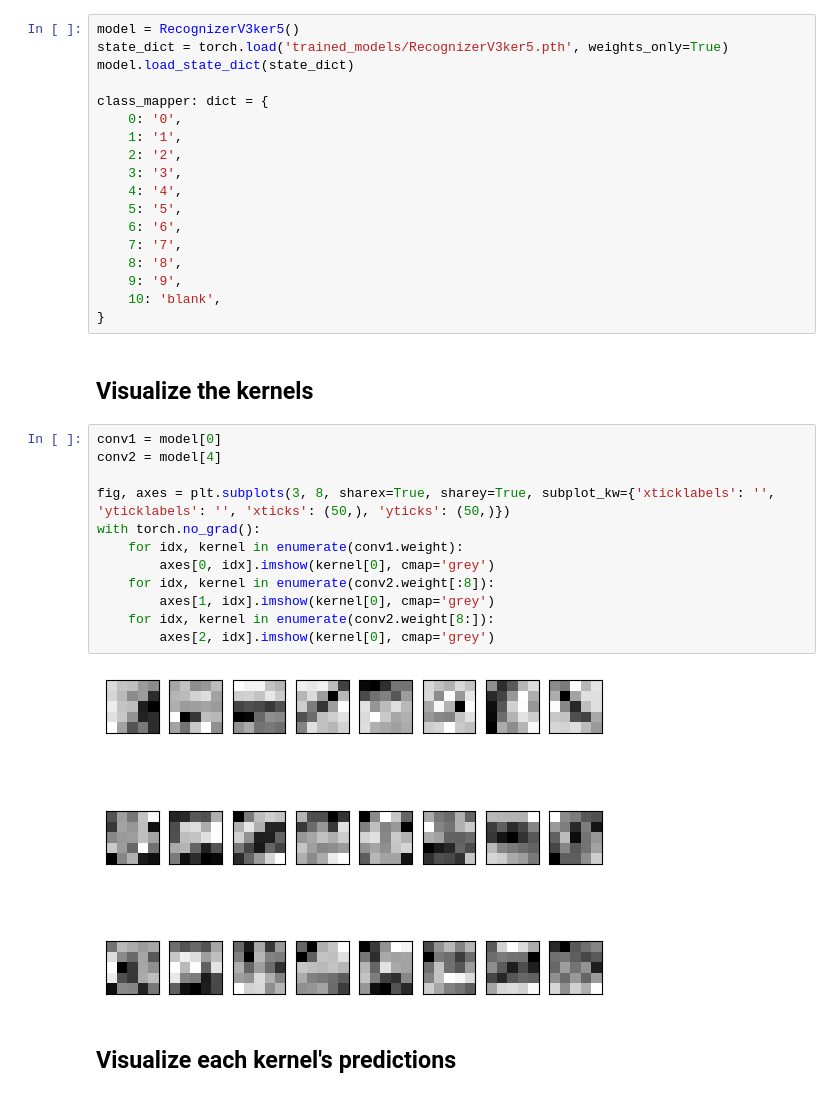
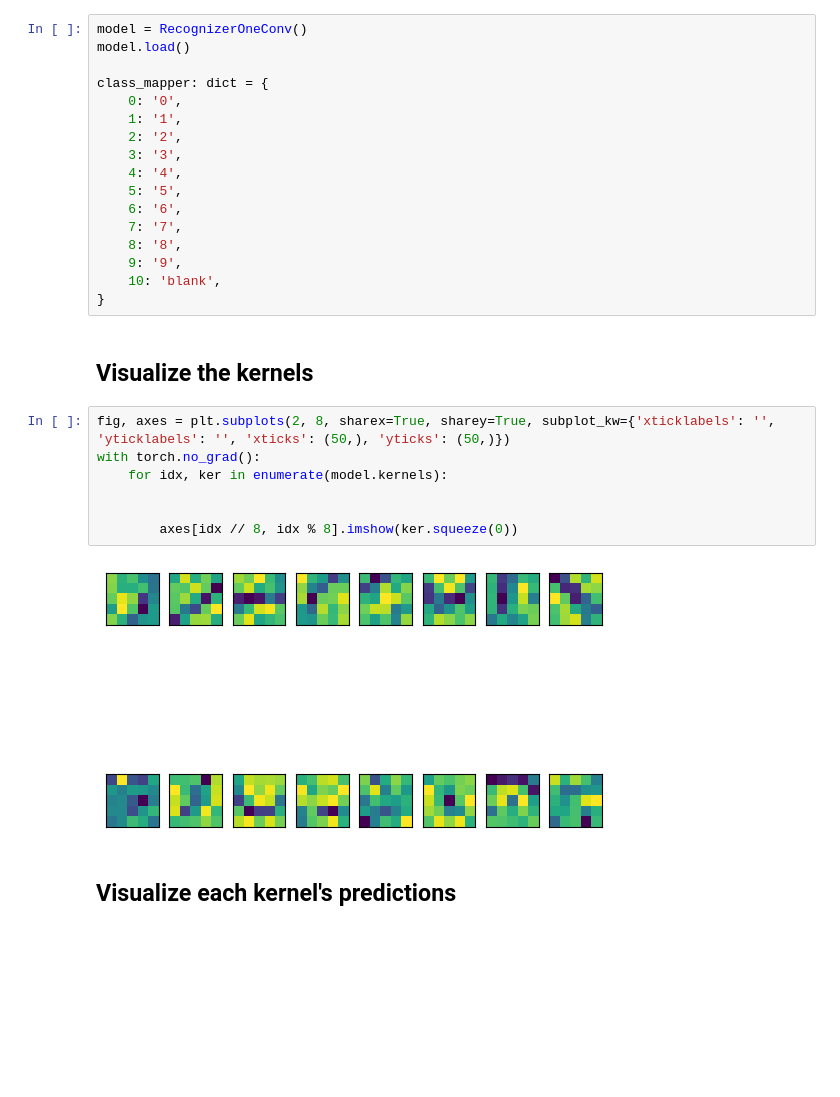
Before and after one commit to AI-MED-AGH/handwritten-digits-recognizer, a Jupyter notebook: visualize_kernel.ipynb, the cells around one changed output. Saved outputs shown, nothing was run; the diff lists cells and outputs as text; blank space fills up the shorter version.

```diff
--- a/visualize_kernel.ipynb
+++ b/visualize_kernel.ipynb
@@ -8,7 +9,6 @@ import matplotlib.pyplot as plt
 # %%
-model = RecognizerV3ker5()
-state_dict = torch.load('trained_models/RecognizerV3ker5.pth', weights_only=True)
-model.load_state_dict(state_dict)
+model = RecognizerOneConv()
+model.load()
 
 class_mapper: dict = {
     0: '0',
@@ -26,19 +26,14 @@ class_mapper: dict = {
 # %% [markdown]
 ## Visualize the kernels
 # %%
-conv1 = model[0]
-conv2 = model[4]
+fig, axes = plt.subplots(2, 8, sharex=True, sharey=True, subplot_kw={'xticklabels': '', 'yticklabels': '', 'xticks': (50,), 'yticks': (50,)})
+with torch.no_grad():
+    for idx, ker in enumerate(model.kernels):
 
-fig, axes = plt.subplots(3, 8, sharex=True, sharey=True, subplot_kw={'xticklabels': '', 'yticklabels': '', 'xticks': (50,), 'yticks': (50,)})
-with torch.no_grad():
-    for idx, kernel in enumerate(conv1.weight):
-        axes[0, idx].imshow(kernel[0], cmap='grey')
-    for idx, kernel in enumerate(conv2.weight[:8]):
-        axes[1, idx].imshow(kernel[0], cmap='grey')
-    for idx, kernel in enumerate(conv2.weight[8:]):
-        axes[2, idx].imshow(kernel[0], cmap='grey')
+
+        axes[idx // 8, idx % 8].imshow(ker.squeeze(0))
 # %% [output]
-[figure, old version]
+[figure, new version]
 # %% [markdown]
 ## Visualize each kernel's predictions
 # %%
```
Also changed, not shown: parts of 2 cells of this notebook.
